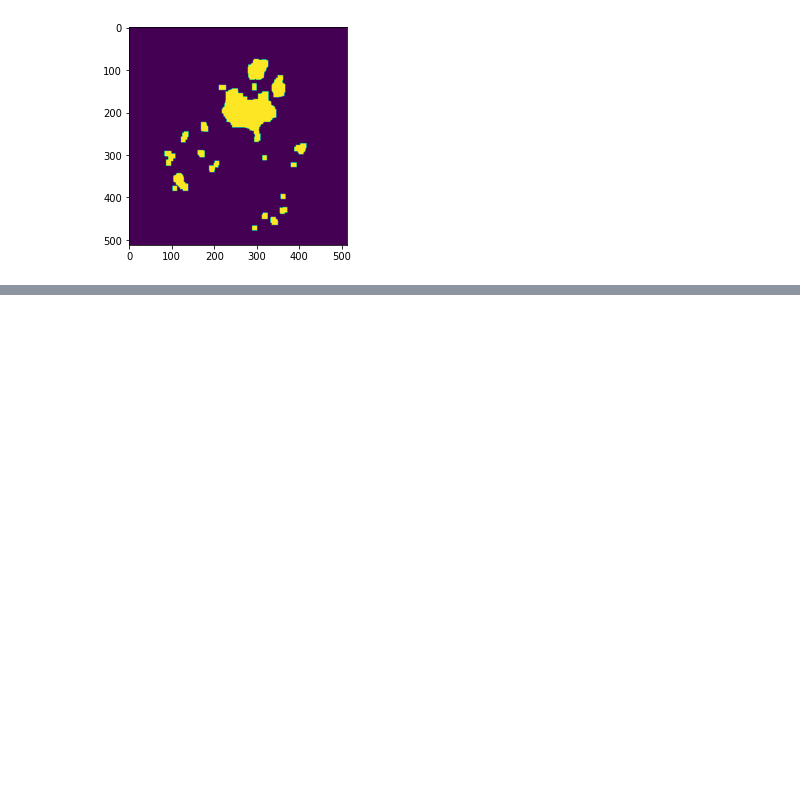
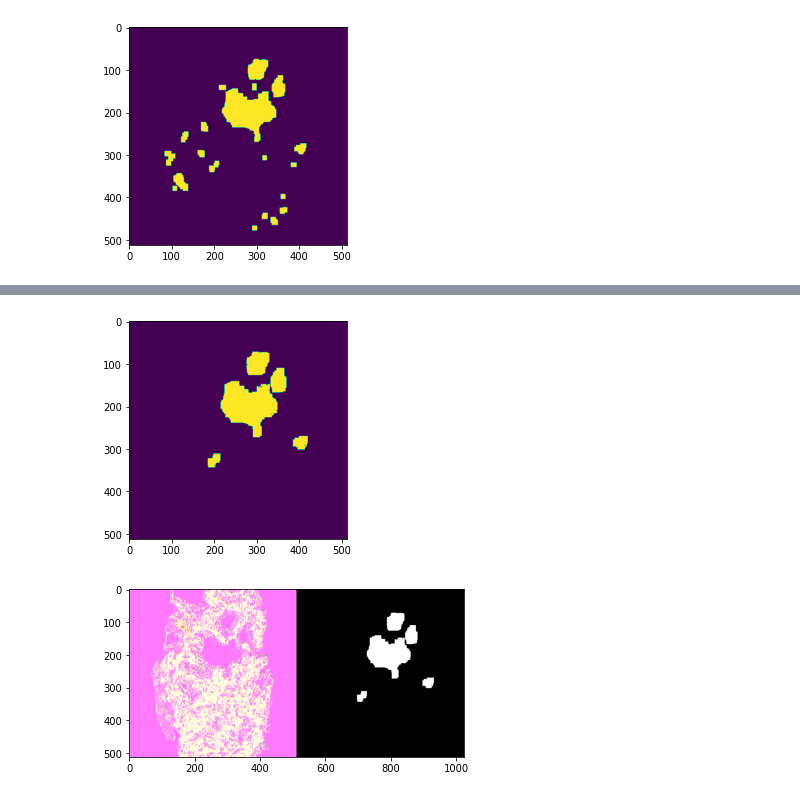
Before and after one commit to Priyansh-Kedia/Cancer-Augmentation, a Jupyter notebook: segment_ycc_jupyter.ipynb, the cells around one changed output, grey strips where cells are left out. Cells and saved outputs as stored; diff of their text form; code cells hidden in the pictures; blank space fills up the shorter version.

```diff
--- a/segment_ycc_jupyter.ipynb
+++ b/segment_ycc_jupyter.ipynb
@@ -238,0 +309,15 @@ plt.show()
+# %%
+nimg = masks[0]
+for i in range(1, len(masks)):
+    nimg = cv.bitwise_or(nimg, masks[i])
+# nimg = cv.bitwise_or(masks[0], cv.bitwise_or(masks[1], masks[2]))
+nimg = nimg[1:-1, 1:-1] * 255
+plt.imshow(nimg)
+plt.show()
+nimg = cv.cvtColor(nimg, cv.COLOR_GRAY2BGR)
+plt.imshow(np.hstack([img, nimg]))
+plt.imsave("generated/result.png", nimg)
+plt.show()
+# %% [output]
+[figure, added]
+[figure, added]
```
Also changed, not shown: parts of 14 cells of this notebook, 5 other files.
